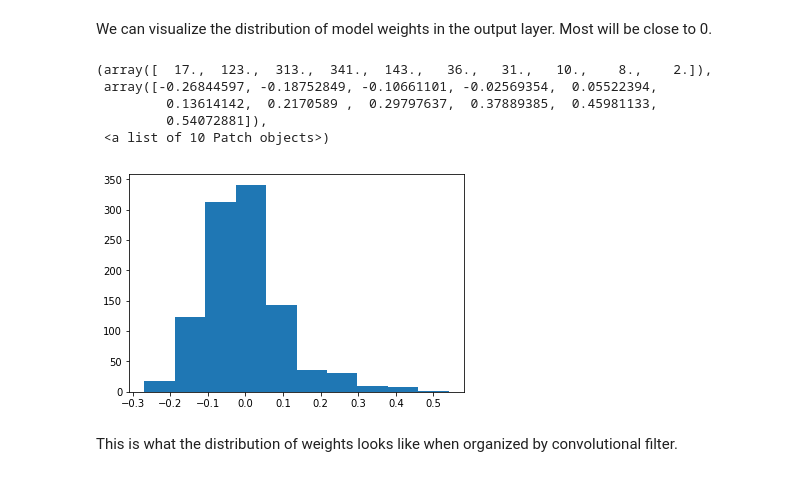
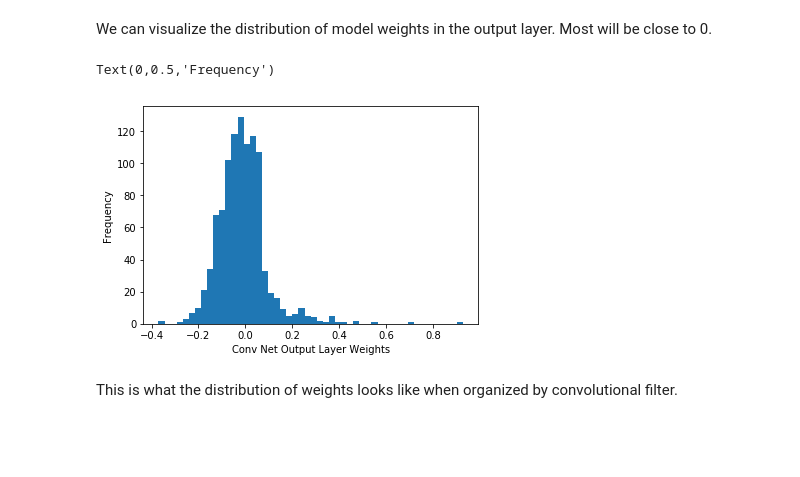
Before and after one commit to djgagne/swirlnet, a Jupyter notebook: notebooks/deep_swirl_tutorial.ipynb, the cells around one changed output. Drawn from its saved outputs; the diff is of its cells as text; code cells hidden in the pictures; blank space fills up the shorter version.

```diff
--- a/notebooks/deep_swirl_tutorial.ipynb
+++ b/notebooks/deep_swirl_tutorial.ipynb
@@ -605,14 +651,12 @@ plt.quiver(input_img_data[0, :, :, 3], input_img_data[0, :, :, 4], scale=100)
 # %% [markdown]
 We can visualize the distribution of model weights in the output layer. Most will be close to 0.
 # %%
-plt.hist(conv_model.layers[-2].get_weights()[0])
+plt.hist(conv_model.layers[-2].get_weights()[0], bins=50)
+plt.xlabel("Conv Net Output Layer Weights")
+plt.ylabel("Frequency")
 # %% [output]
-(array([  17.,  123.,  313.,  341.,  143.,   36.,   31.,   10.,    8.,    2.]),
- array([-0.26844597, -0.18752849, -0.10661101, -0.02569354,  0.05522394,
-         0.13614142,  0.2170589 ,  0.29797637,  0.37889385,  0.45981133,
-         0.54072881]),
- <a list of 10 Patch objects>)
+Text(0,0.5,'Frequency')
-[figure, old version]
+[figure, new version]
 # %% [markdown]
 This is what the distribution of weights looks like when organized by convolutional filter.
 # %%
```
Also changed, not shown: parts of 26 cells of this notebook.
